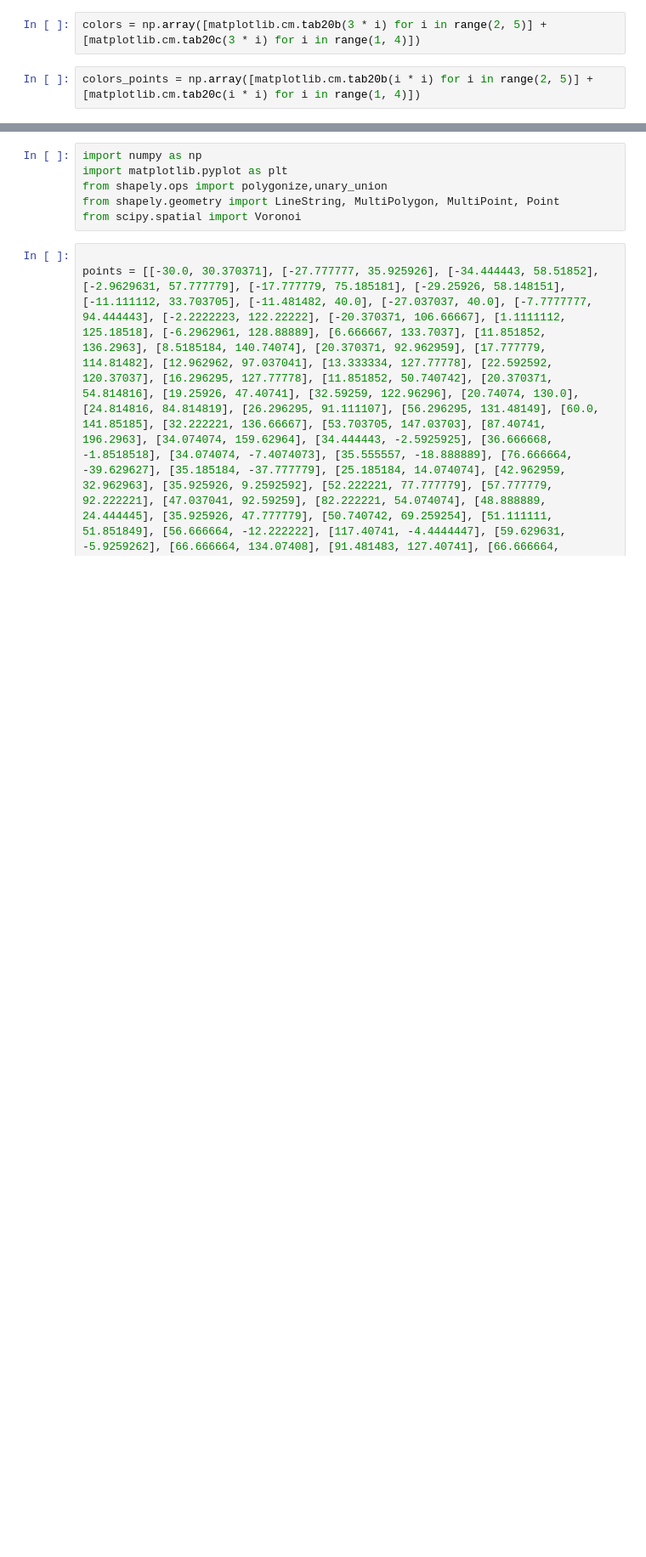
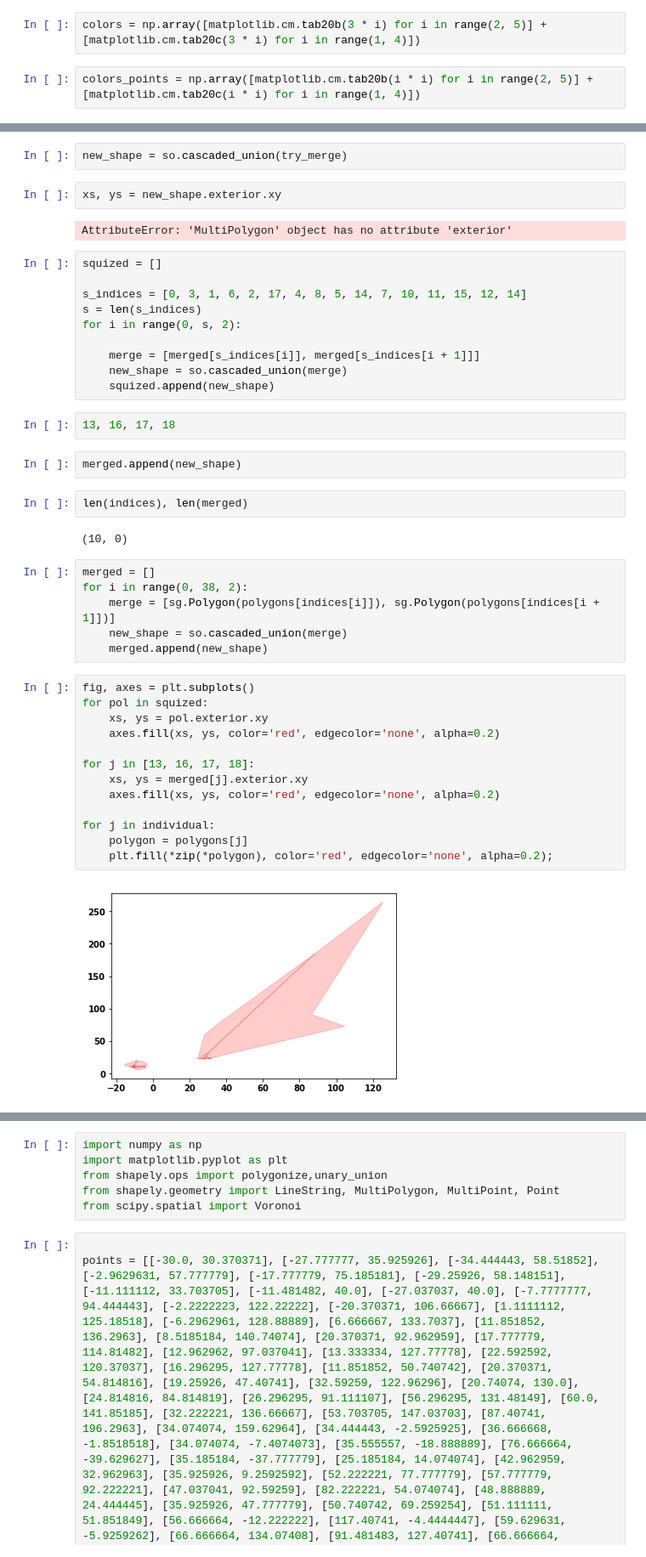
Before and after one commit to Nikoleta-v3/bibliometric-study-of-the-prisoners-dilemma, a Jupyter notebook: src/nbs/LDA on abstracts PD trials.ipynb, the cells around one changed output, grey strips where cells are left out. Shown at 85% size. Cells and saved outputs as stored; diff of their text form; blank space fills up the shorter version.

```diff
--- a/src/nbs/LDA on abstracts PD trials.ipynb
+++ b/src/nbs/LDA on abstracts PD trials.ipynb
@@ -370,0 +450,45 @@ n_topics
+# %%
+new_shape = so.cascaded_union(try_merge)
+# %%
+xs, ys = new_shape.exterior.xy
+# %% [output]
+AttributeError: 'MultiPolygon' object has no attribute 'exterior'
+# %%
+squized = []
+
+s_indices = [0, 3, 1, 6, 2, 17, 4, 8, 5, 14, 7, 10, 11, 15, 12, 14]
+s = len(s_indices)
+for i in range(0, s, 2):
+
+    merge = [merged[s_indices[i]], merged[s_indices[i + 1]]]
+    new_shape = so.cascaded_union(merge)
+    squized.append(new_shape)
+# %%
+13, 16, 17, 18
+# %%
+merged.append(new_shape)
+# %%
+len(indices), len(merged)
+# %% [output]
+(10, 0)
+# %%
+merged = []
+for i in range(0, 38, 2):
+    merge = [sg.Polygon(polygons[indices[i]]), sg.Polygon(polygons[indices[i + 1]])]
+    new_shape = so.cascaded_union(merge)
+    merged.append(new_shape)
+# %%
+fig, axes = plt.subplots()
+for pol in squized:
+    xs, ys = pol.exterior.xy
+    axes.fill(xs, ys, color='red', edgecolor='none', alpha=0.2)
+
+for j in [13, 16, 17, 18]:
+    xs, ys = merged[j].exterior.xy
+    axes.fill(xs, ys, color='red', edgecolor='none', alpha=0.2)
+
+for j in individual:
+    polygon = polygons[j]
+    plt.fill(*zip(*polygon), color='red', edgecolor='none', alpha=0.2);
+# %% [output]
+[figure, added]
```
Also changed, not shown: parts of 60 cells of this notebook, 4 other files.
